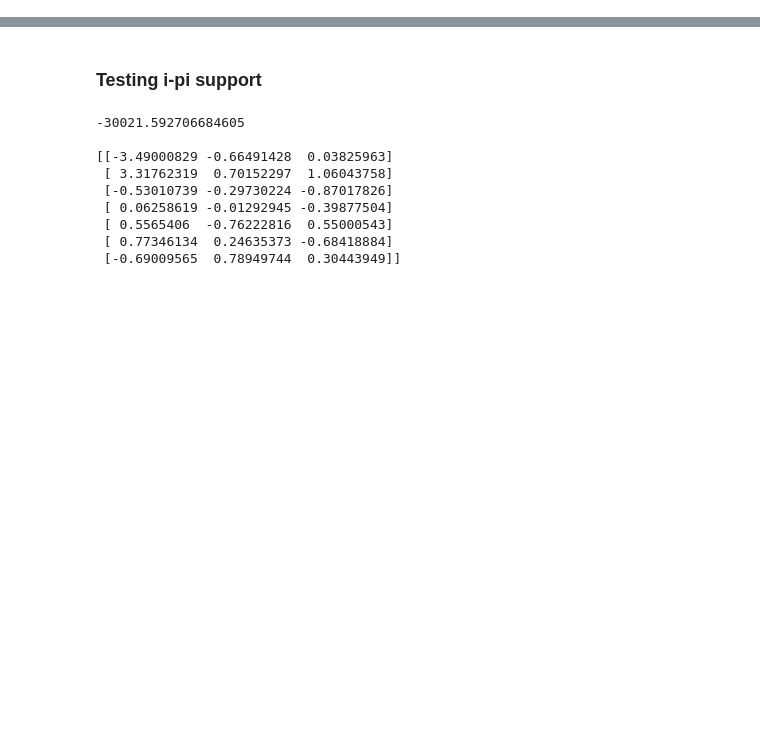
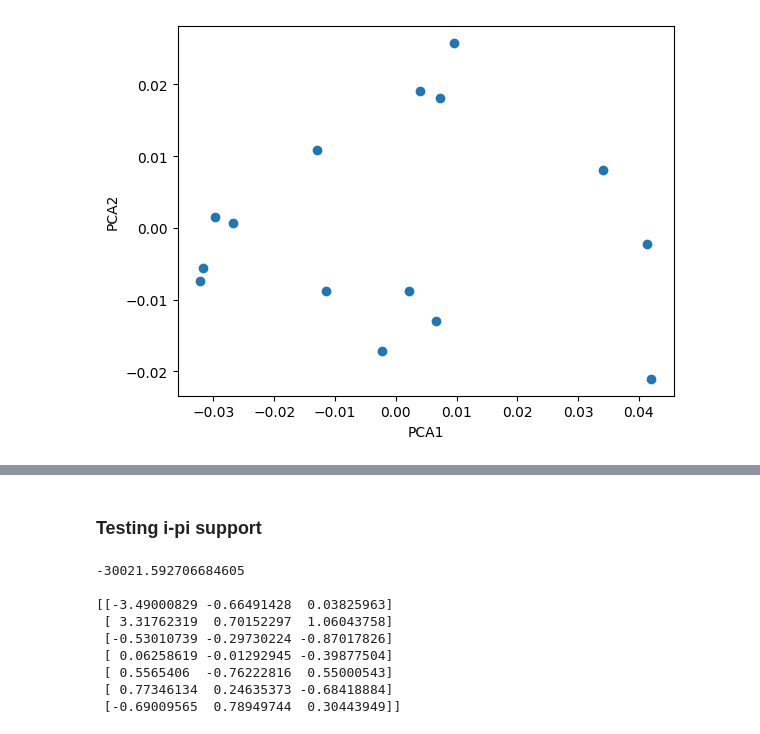
Before and after one commit to lab-cosmo/equisolve, a Jupyter notebook: examples/multi_spectra_script-thorben.ipynb, the cells around one changed output, grey strips where cells are left out. Saved outputs shown, nothing was run; the diff lists cells and outputs as text; code cells hidden in the pictures; blank space fills up the shorter version.

```diff
--- a/examples/multi_spectra_script-thorben.ipynb
+++ b/examples/multi_spectra_script-thorben.ipynb
@@ -48,3 +65,0 @@ script.score(Xi, y)
-# %%
-Xi = script.compute(systems=frames, gradients=["positions"])
-y_pred = script.forward(Xi)
@@ -50,0 +68,8 @@ y_pred = script.forward(Xi)
+# %%
+Xi_train, Xi_val, Xi_test = {}, {}, {}
+for key in Xi.keys():
+    Xi_train[key], Xi_val[key], Xi_test[key] = split_data(Xi[key], axis='samples', names=['structure'], n_groups=3, seed=5)[0][0]
+
+y_train, y_val, y_test = split_data(y, axis='samples', names=['structure'], n_groups=3, seed=5)[0][0]
+# %%
+script.fit(Xi_train, y_train, **{"estimator": {"alpha": 1e-12}})
@@ -50,0 +91,12 @@ y_pred = script.forward(Xi)
+# %%
+X = script.compute_features(Xi) # script needs to be fitted, because it contains transformers
+# %%
+from sklearn.decomposition import PCA
+Xt = PCA(n_components=2).fit_transform(X[0].values)
+plt.scatter(Xt[:, 0], Xt[:, 1])
+plt.xlabel('PCA1')
+plt.ylabel('PCA2')
+plt.show()
+plt.close()
+# %% [output]
+[figure, added]
```
Also changed, not shown: parts of 23 cells of this notebook, 3 other files.
